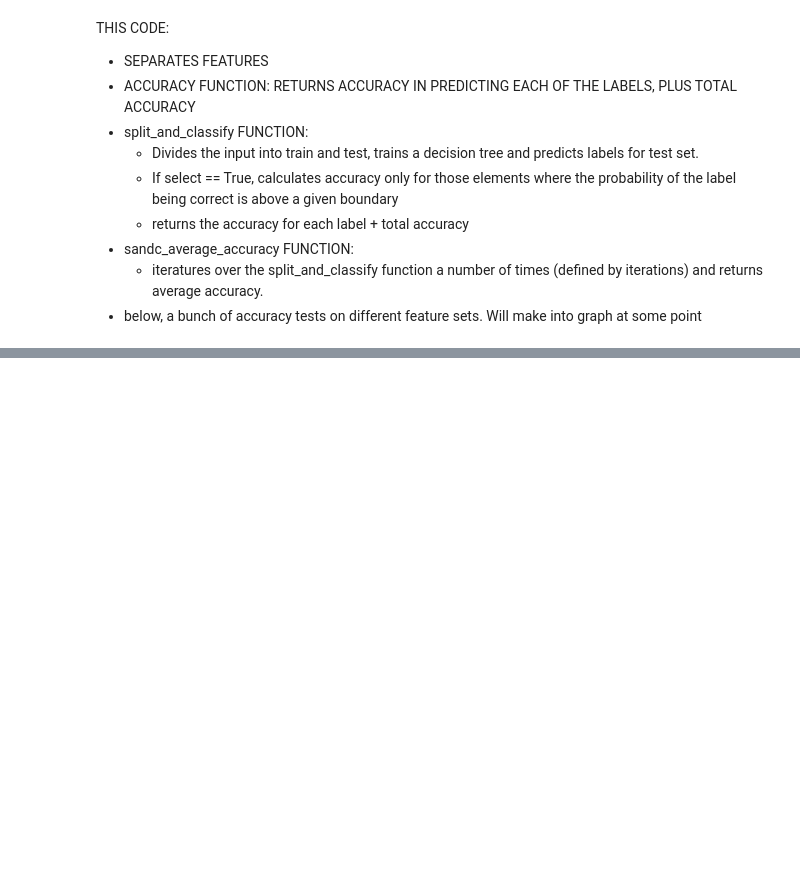
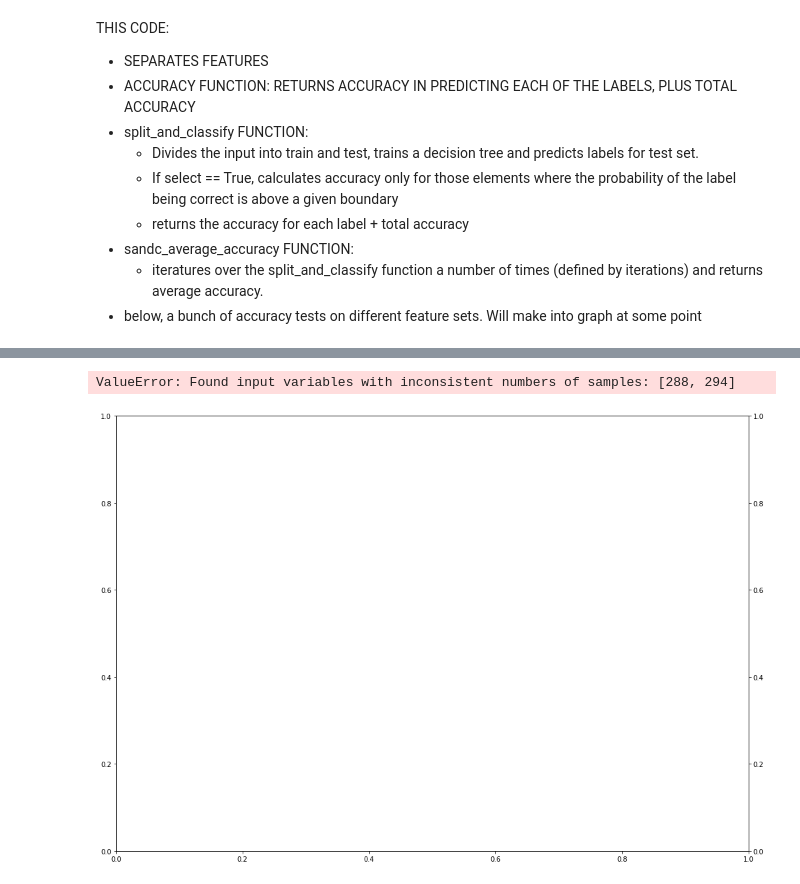
Before and after one commit to maxoblein/bovine_ivf, a Jupyter notebook: ivf_data_analysis-Elena_classifier.ipynb, the cells around one changed output, grey strips where cells are left out. Saved outputs shown, nothing was run; the diff lists cells and outputs as text; code cells hidden in the pictures; blank space fills up the shorter version.

```diff
--- a/ivf_data_analysis-Elena_classifier.ipynb
+++ b/ivf_data_analysis-Elena_classifier.ipynb
@@ -187,0 +356,7 @@ acc = sandc_average_accuracy(motility2, cleavage_bin, select = True, boundary =
+# %%
+# for top 25% samples in blasrate!!
+plot_accuracy_vs_elements(["motility", "motility2", "subgroups", "group_pct", "cell_chars"],
+                ["All Motility Features", "Selected Motility Features", "Subgroups", "PCT Results", "Cellular features"], blasrate_bin25, 1)
+# %% [output]
+ValueError: Found input variables with inconsistent numbers of samples: [288, 294]
+[figure, added]
```
Also changed, not shown: parts of 21 cells of this notebook, 1 other file.
